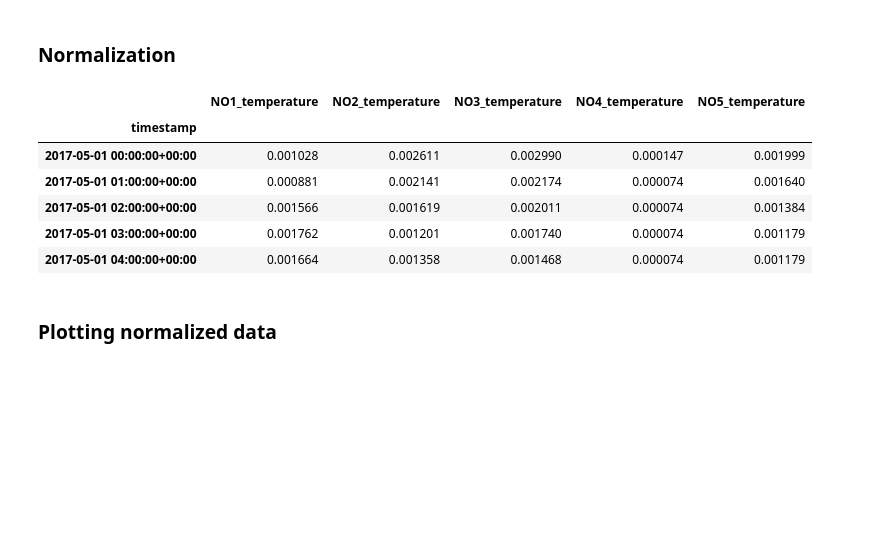
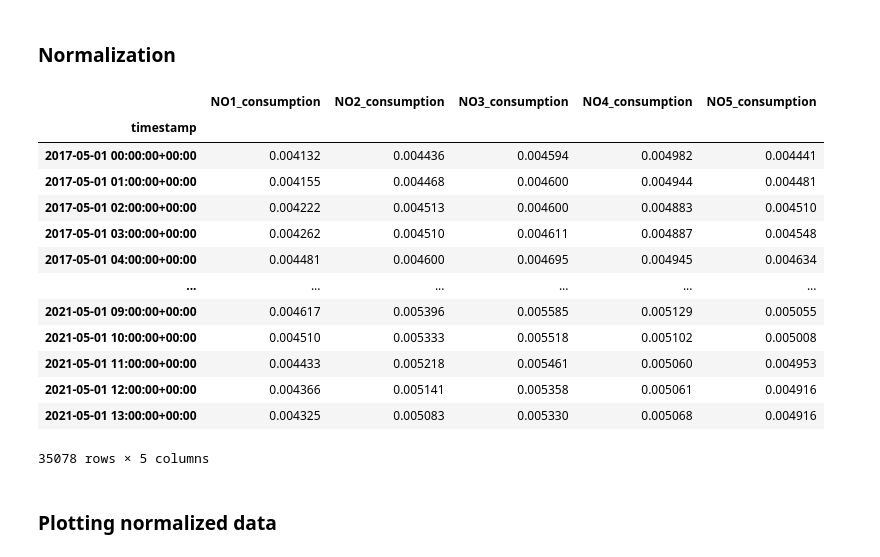
Before and after one commit to jatobro/it3030-deep-learning, a Jupyter notebook: timeseries/data.ipynb, the cells around one changed output. Drawn from its saved outputs; the diff is of its cells as text; code cells hidden in the pictures; blank space fills up the shorter version.

```diff
--- a/timeseries/data.ipynb
+++ b/timeseries/data.ipynb
@@ -177,33 +204,40 @@ val.to_csv("validation.csv", index=True)
 # %%
 # only normalize the training set
 temp = train[temp_features]
 cons = train[cons_features]
 
 # save normalization parameters to transform back to original scale:
 temp_tensor = torch.tensor(temp.values)
 cons_tensor = torch.tensor(cons.values)
 
 p, eps = (2, 1e-12)
 
 norm_params = {"temperature": (p, eps), "consumption": (p, eps)}
 
 torch.save(norm_params, "normalization_params.pt")
 
 temp_norm = F.normalize(input=temp_tensor, dim=0, p=p, eps=eps)
 cons_norm = F.normalize(input=cons_tensor, dim=0, p=p, eps=eps)
 
 temp = pd.DataFrame(temp_norm, index=temp.index, columns=temp.columns)
 cons = pd.DataFrame(cons_norm, index=cons.index, columns=cons.columns)
 
-temp.head()
+cons
 # %% [output]
-|  | NO1_temperature | NO2_temperature | NO3_temperature | NO4_temperature | NO5_temperature |
+|  | NO1_consumption | NO2_consumption | NO3_consumption | NO4_consumption | NO5_consumption |
 | timestamp |  |  |  |  |  |
-| 2017-05-01 00:00:00+00:00 | 0.001028 | 0.002611 | 0.002990 | 0.000147 | 0.001999 |
-| 2017-05-01 01:00:00+00:00 | 0.000881 | 0.002141 | 0.002174 | 0.000074 | 0.001640 |
-| 2017-05-01 02:00:00+00:00 | 0.001566 | 0.001619 | 0.002011 | 0.000074 | 0.001384 |
-| 2017-05-01 03:00:00+00:00 | 0.001762 | 0.001201 | 0.001740 | 0.000074 | 0.001179 |
-| 2017-05-01 04:00:00+00:00 | 0.001664 | 0.001358 | 0.001468 | 0.000074 | 0.001179 |
+| 2017-05-01 00:00:00+00:00 | 0.004132 | 0.004436 | 0.004594 | 0.004982 | 0.004441 |
+| 2017-05-01 01:00:00+00:00 | 0.004155 | 0.004468 | 0.004600 | 0.004944 | 0.004481 |
+| 2017-05-01 02:00:00+00:00 | 0.004222 | 0.004513 | 0.004600 | 0.004883 | 0.004510 |
+| 2017-05-01 03:00:00+00:00 | 0.004262 | 0.004510 | 0.004611 | 0.004887 | 0.004548 |
+| 2017-05-01 04:00:00+00:00 | 0.004481 | 0.004600 | 0.004695 | 0.004945 | 0.004634 |
+| ... | ... | ... | ... | ... | ... |
+| 2021-05-01 09:00:00+00:00 | 0.004617 | 0.005396 | 0.005585 | 0.005129 | 0.005055 |
+| 2021-05-01 10:00:00+00:00 | 0.004510 | 0.005333 | 0.005518 | 0.005102 | 0.005008 |
+| 2021-05-01 11:00:00+00:00 | 0.004433 | 0.005218 | 0.005461 | 0.005060 | 0.004953 |
+| 2021-05-01 12:00:00+00:00 | 0.004366 | 0.005141 | 0.005358 | 0.005061 | 0.004916 |
+| 2021-05-01 13:00:00+00:00 | 0.004325 | 0.005083 | 0.005330 | 0.005068 | 0.004916 |
+35078 rows × 5 columns
 # %% [markdown]
 ### Plotting normalized data
 # %%
```
Also changed, not shown: parts of 6 cells of this notebook, 1 other file.
